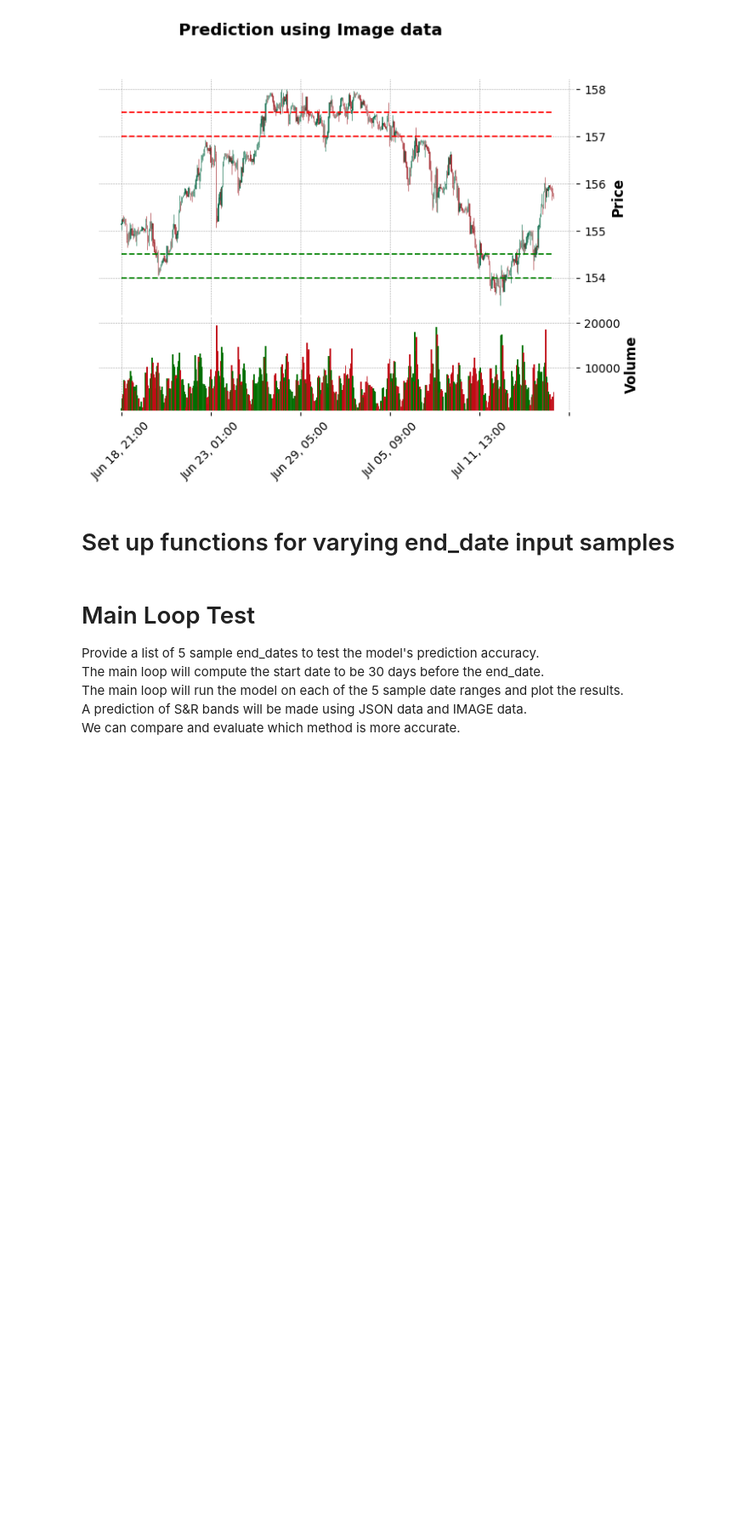
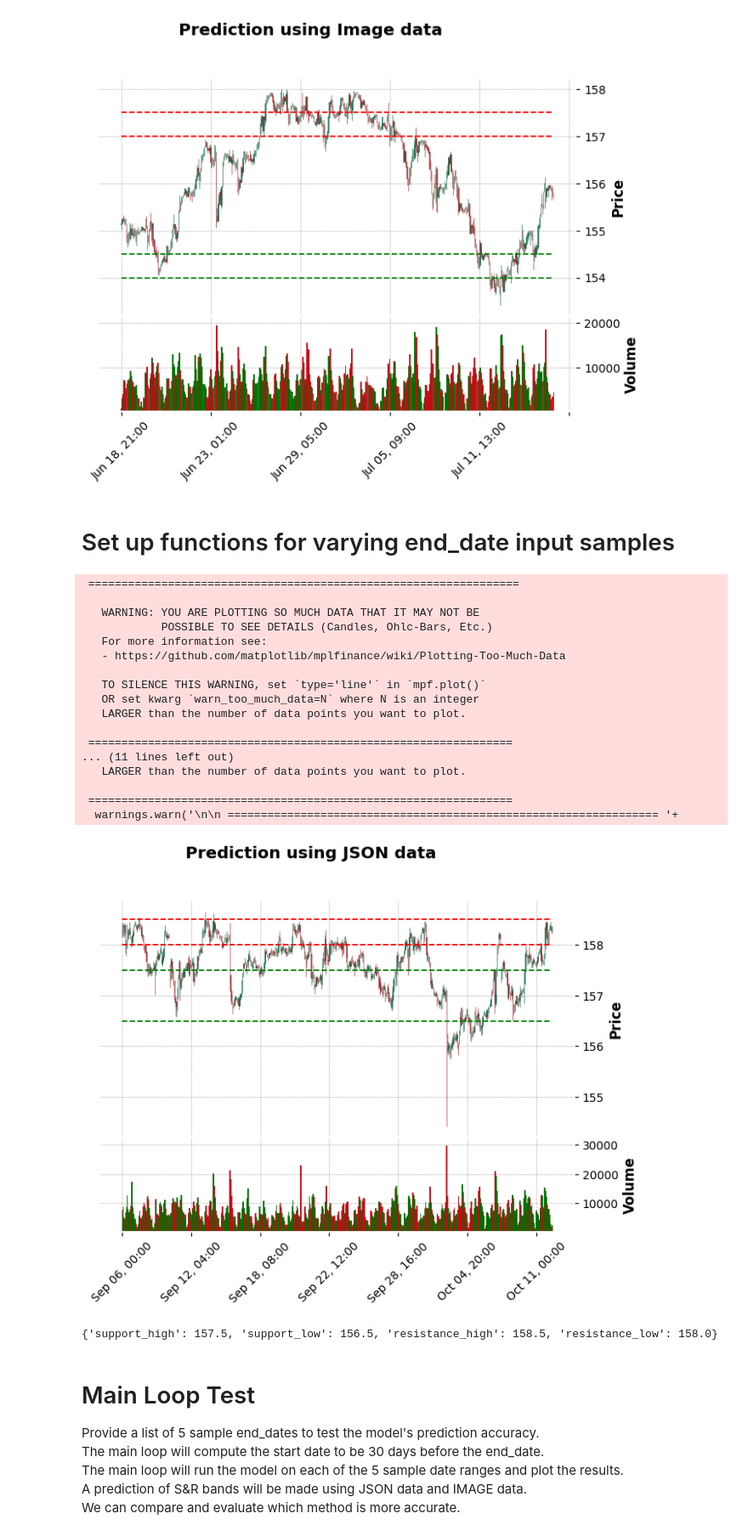
Before and after one commit to Poopies99/oanda, a Jupyter notebook: ai.ipynb, the cells around one changed output. Shown at 85% size. Drawn from its saved outputs; the diff is of its cells as text; code cells hidden in the pictures; blank space fills up the shorter version.

```diff
--- a/ai.ipynb
+++ b/ai.ipynb
@@ -428,31 +428,58 @@ plot_candlestick_with_bands('candle_data.json', bands_data, title='Prediction us
 # Set up functions for varying end_date input samples
 # %%
 def run_single_sample(end_date:str):
-    start_date = compute_start_date(datetime.strptime(end_date, '%Y-%m-%d'), 30)
+    start_date = compute_start_date(datetime.strptime(end_date, '%Y-%m-%d'), 36)
     timeframe = 'H1' # 1 Hour CandleStick
     instrument = 'EUR_JPY'
 
     candle_data = candle.fetch_candle_data(start_date, end_date, timeframe, instrument) # this method auto saves the data to a json file 'candle_data.json'
     candle_data = json.loads(candle_data)
 
     # Get the updated chart image
     plot_candlestick(candle_data, 'candlestick_chart.png')
 
     try:
         bands_data = predict_snr_from_json_data("candle_data.json")
         plot_candlestick_with_bands('candle_data.json', bands_data, title='Prediction using JSON data')
         print(bands_data)
     except Exception as e:
         print(f"Failed to predict using JSON data: {e}")
 
-    try:
-        bands_data = predict_snr_from_image("candlestick_chart.png")
-        plot_candlestick_with_bands('candle_data.json', bands_data, title='Prediction using Image data')
-        print(bands_data)
-    except Exception as e:
-        print(f"Failed to predict using Image data: {e}")
+    # try:
+    #     bands_data = predict_snr_from_image("candlestick_chart.png")
+    #     plot_candlestick_with_bands('candle_data.json', bands_data, title='Prediction using Image data')
+    #     print(bands_data)
+    # except Exception as e:
+    #     print(f"Failed to predict using Image data: {e}")
+    #
+    # try:
+    #     bands_data = predict_snr_from_image("tradingview_chart.png")
+    #     plot_candlestick_with_bands('candle_data.json', bands_data, title='Prediction using Tradingview Image data')
+    #     print(bands_data)
+    # except Exception as e:
+    #     print(f"Failed to predict using Tradingview Image data: {e}")
 
-# run_single_sample('2023-07-17')
+run_single_sample('2023-10-12')
+# %% [output]
+ =================================================================
+
+   WARNING: YOU ARE PLOTTING SO MUCH DATA THAT IT MAY NOT BE
+            POSSIBLE TO SEE DETAILS (Candles, Ohlc-Bars, Etc.)
+   For more information see:
+   - https://github.com/matplotlib/mplfinance/wiki/Plotting-Too-Much-Data
+
+   TO SILENCE THIS WARNING, set `type='line'` in `mpf.plot()`
+   OR set kwarg `warn_too_much_data=N` where N is an integer
+   LARGER than the number of data points you want to plot.
+
+ ================================================================
+... (11 lines left out)
+   LARGER than the number of data points you want to plot.
+
+ ================================================================
+  warnings.warn('\n\n ================================================================= '+
+[figure, added]
+{'support_high': 157.5, 'support_low': 156.5, 'resistance_high': 158.5, 'resistance_low': 158.0}
 # %% [markdown]
 # Main Loop Test
 Provide a list of 5 sample end_dates to test the model's prediction accuracy.
```
Also changed, not shown: parts of 4 cells of this notebook, 4 other files.
